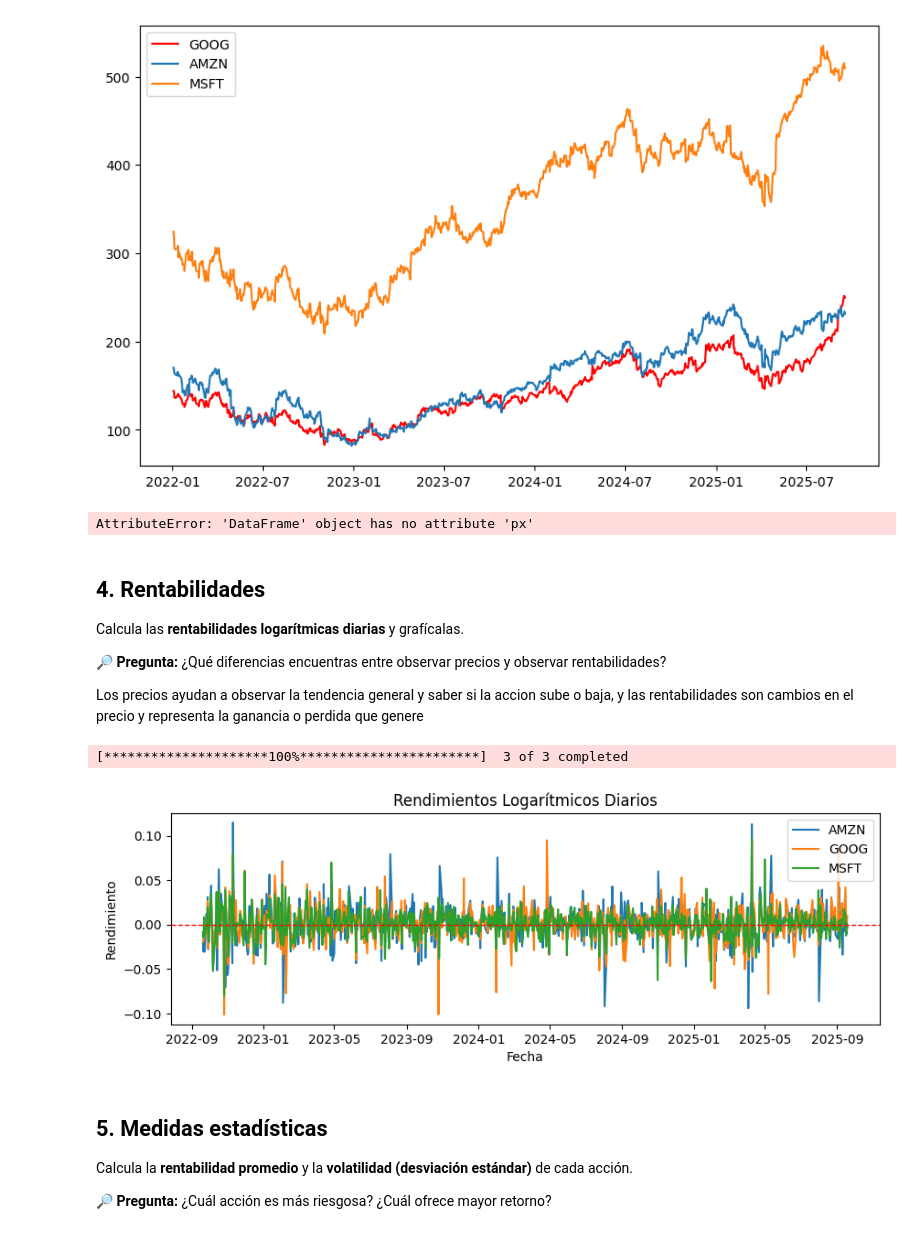
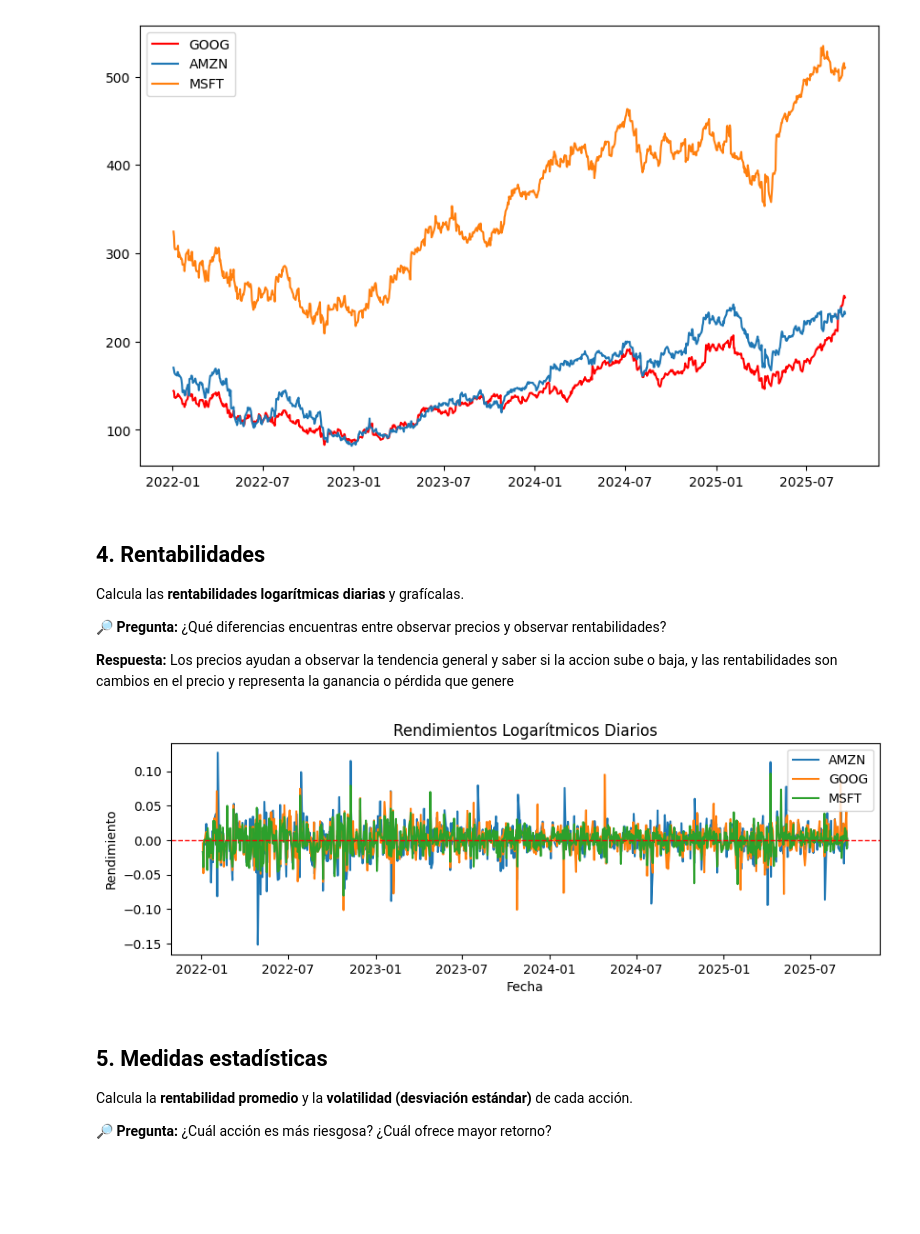
Before and after one commit to fabiandavidlinaresrojo-tech/Lenguajes-de-Programaci-n, a Jupyter notebook: Taller_Portafolio_Estudiantes (1).ipynb, the cells around one changed output. Saved outputs shown, nothing was run; the diff lists cells and outputs as text; code cells hidden in the pictures; blank space fills up the shorter version.

```diff
--- a/Taller_Portafolio_Estudiantes (1).ipynb
+++ b/Taller_Portafolio_Estudiantes (1).ipynb
@@ -76,34 +74,26 @@ import plotly.express as px
-# %%
-datos.px
-plt.show()
-# %% [output]
-AttributeError: 'DataFrame' object has no attribute 'px'
 # %% [markdown]
 ## 4. Rentabilidades
 Calcula las **rentabilidades logarítmicas diarias** y grafícalas.
 
 🔎 **Pregunta:** ¿Qué diferencias encuentras entre observar precios y observar rentabilidades?
 
-Los precios ayudan a observar la tendencia general y saber si la accion sube o baja, y las rentabilidades son cambios en el precio y representa la ganancia o perdida que genere
+**Respuesta:** Los precios ayudan a observar la tendencia general y saber si la accion sube o baja, y las rentabilidades son cambios en el precio y representa la ganancia o pérdida que genere
 # %%
 # COMPLETAR: calcula los rendimientos logarítmicos
 
-df = yf.download(acciones, period="3y")["Close"]
-
-rendimientos = np.log(df / df.shift(1))
+rendimientos = np.log(datos / datos.shift(1))
 rendimientos.head()
 
 plt.figure(figsize=(10,3))
 plt.plot(rendimientos)
 plt.axhline(0, color="red", linestyle="--", linewidth=1)
 plt.title("Rendimientos Logarítmicos Diarios")
 plt.xlabel("Fecha")
 plt.ylabel("Rendimiento")
 plt.legend(rendimientos.columns)
 plt.show()
 # %% [output]
-[*********************100%***********************]  3 of 3 completed
-[figure, old version]
+[figure, new version]
 # %% [markdown]
 ## 5. Medidas estadísticas
 Calcula la **rentabilidad promedio** y la **volatilidad (desviación estándar)** de cada acción.
```
Also changed, not shown: parts of 5 cells of this notebook.
